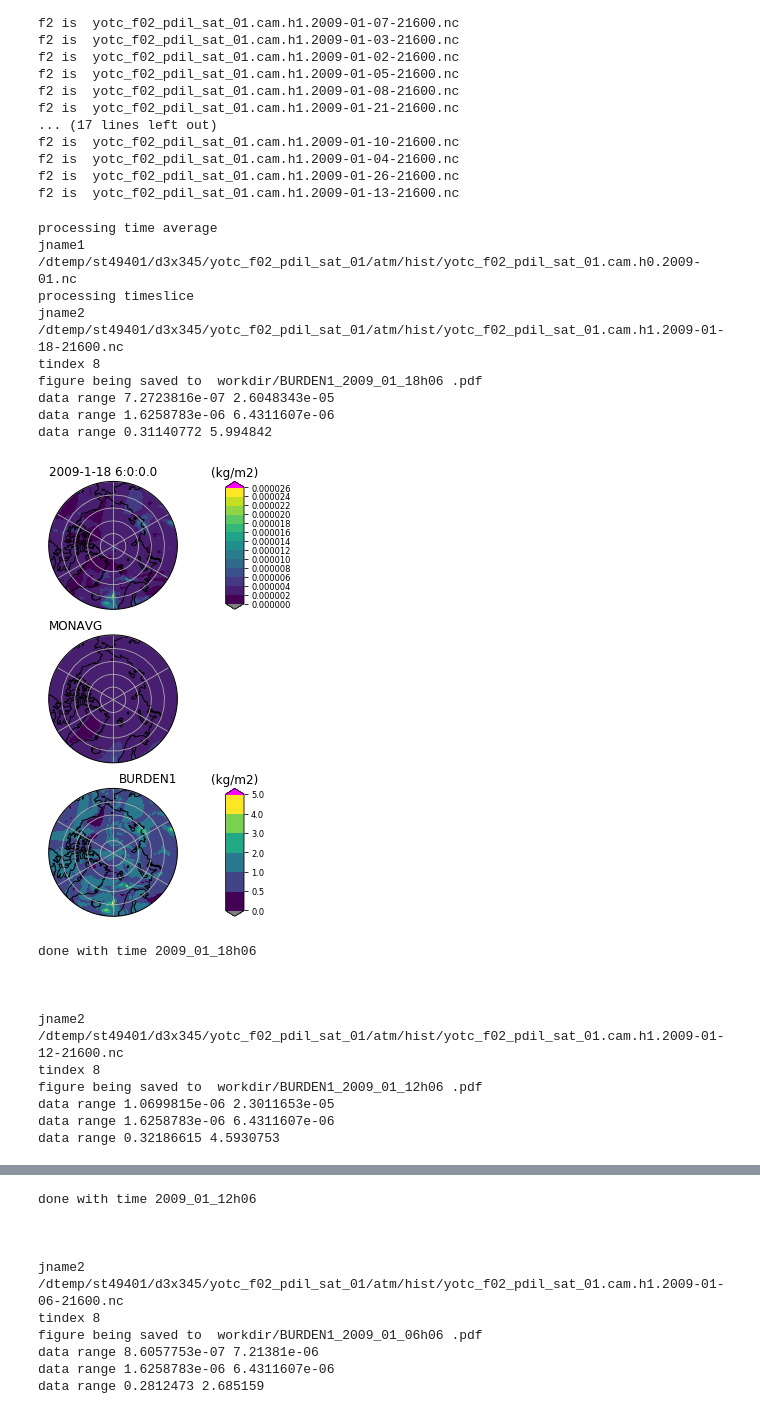
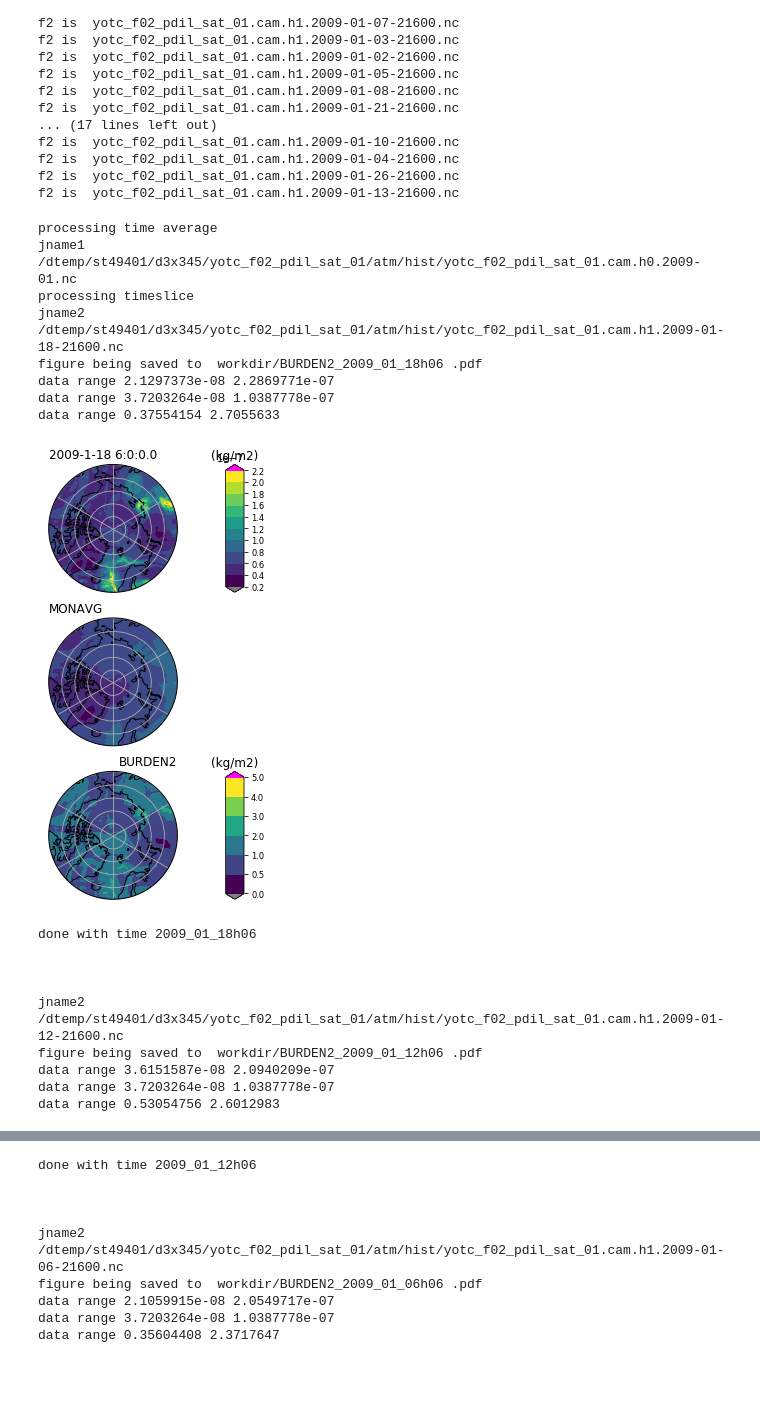
Before and after one commit to philrasch/PhilsPython, a Jupyter notebook: Filament_Analysis/NPS_25km_3P+TMQ.ipynb, the cells around one changed output, grey strips where cells are left out. Saved outputs shown, nothing was run; the diff lists cells and outputs as text; code cells hidden in the pictures; blank space fills up the shorter version.

Commit message:
Updated Filament analysis for TMQ, BURDEN1, BURDEN2
Former-commit-id: 30ea3d7f5dcd2d45d5b553c62abfcd57d63e3ee5

```diff
--- a/Filament_Analysis/NPS_25km_3P+TMQ.ipynb
+++ b/Filament_Analysis/NPS_25km_3P+TMQ.ipynb
@@ -355,8 +355,9 @@ f2 is  yotc_f02_pdil_sat_01.cam.h1.2009-01-13-21600.nc
 # %%
 if 1 == 1:
 
-    vname = "TMMQ"
     vname = "BURDEN1"
+    vname = "TMQ"
+    vname = "BURDEN2"
 
     print "processing time average"
 # model1 dataset (the reference)
@@ -487,46 +488,44 @@ for f2 in files:
     if DT.id == 'LWCF':
         dlevs = [-5.,-4.,-3.,-2.,-1.,1.,2.,3.,4.,5.]
     if DT.id == 'SWCF':
         dlevs = [-10.,-8.,-6.,-4.,-2.,2.,4.,6.,8.,10.]
     if DT.id == 'TS':
         dlevs = [-1.,-0.8,-0.6,-0.4,-0.2,0.2,0.4,0.6,0.8,1.]
     if DT.id == 'TGCLDIWP':
         dlevs = [-5.,-2.,-1.,1.,2.,5.]
     if DT.id == 'FSNT':
         dlevs = [-15.,-10.,-5.,-2.,-1.,1.,2.,5.,10.,15.]
 
     dlevs = [0.,0.5, 1.,2.,3.,4.,5.]
     dtitle = ""
     rtitD = vname
     pltframe(DT, lonsdt, latsdt, ax3[2], cx3[2],
              plotOpt={'ltitle':dtitle,'rtitle':rtitD,'clevs':dlevs,'cmap':cmap,'cbel':'grey','cabv':'magenta'})
 
 
     plt.savefig(pltname,type="pdf",bbox_inches='tight')
     x = plt.show()
 
     print "done with time "+ctstring+"\n\n\n"
 
 
 print "all done"
 # %% [output]
 processing time average
 jname1 /dtemp/st49401/d3x345/yotc_f02_pdil_sat_01/atm/hist/yotc_f02_pdil_sat_01.cam.h0.2009-01.nc
 processing timeslice
 jname2 /dtemp/st49401/d3x345/yotc_f02_pdil_sat_01/atm/hist/yotc_f02_pdil_sat_01.cam.h1.2009-01-18-21600.nc
-tindex 8
-figure being saved to  workdir/BURDEN1_2009_01_18h06 .pdf
-data range 7.2723816e-07 2.6048343e-05
-data range 1.6258783e-06 6.4311607e-06
-data range 0.31140772 5.994842
+figure being saved to  workdir/BURDEN2_2009_01_18h06 .pdf
+data range 2.1297373e-08 2.2869771e-07
+data range 3.7203264e-08 1.0387778e-07
+data range 0.37554154 2.7055633
-[figure, old version]
+[figure, new version]
 done with time 2009_01_18h06
 
 
 
 jname2 /dtemp/st49401/d3x345/yotc_f02_pdil_sat_01/atm/hist/yotc_f02_pdil_sat_01.cam.h1.2009-01-12-21600.nc
-tindex 8
-figure being saved to  workdir/BURDEN1_2009_01_12h06 .pdf
-data range 1.0699815e-06 2.3011653e-05
-data range 1.6258783e-06 6.4311607e-06
-data range 0.32186615 4.5930753
+figure being saved to  workdir/BURDEN2_2009_01_12h06 .pdf
+data range 3.6151587e-08 2.0940209e-07
+data range 3.7203264e-08 1.0387778e-07
+data range 0.53054756 2.6012983
@@ -536,8 +535,7 @@ done with time 2009_01_12h06
 
 
 jname2 /dtemp/st49401/d3x345/yotc_f02_pdil_sat_01/atm/hist/yotc_f02_pdil_sat_01.cam.h1.2009-01-06-21600.nc
-tindex 8
-figure being saved to  workdir/BURDEN1_2009_01_06h06 .pdf
-data range 8.6057753e-07 7.21381e-06
-data range 1.6258783e-06 6.4311607e-06
-data range 0.2812473 2.685159
+figure being saved to  workdir/BURDEN2_2009_01_06h06 .pdf
+data range 2.1059915e-08 2.0549717e-07
+data range 3.7203264e-08 1.0387778e-07
+data range 0.35604408 2.3717647
```
Also changed, not shown: parts of 1 cell of this notebook.
